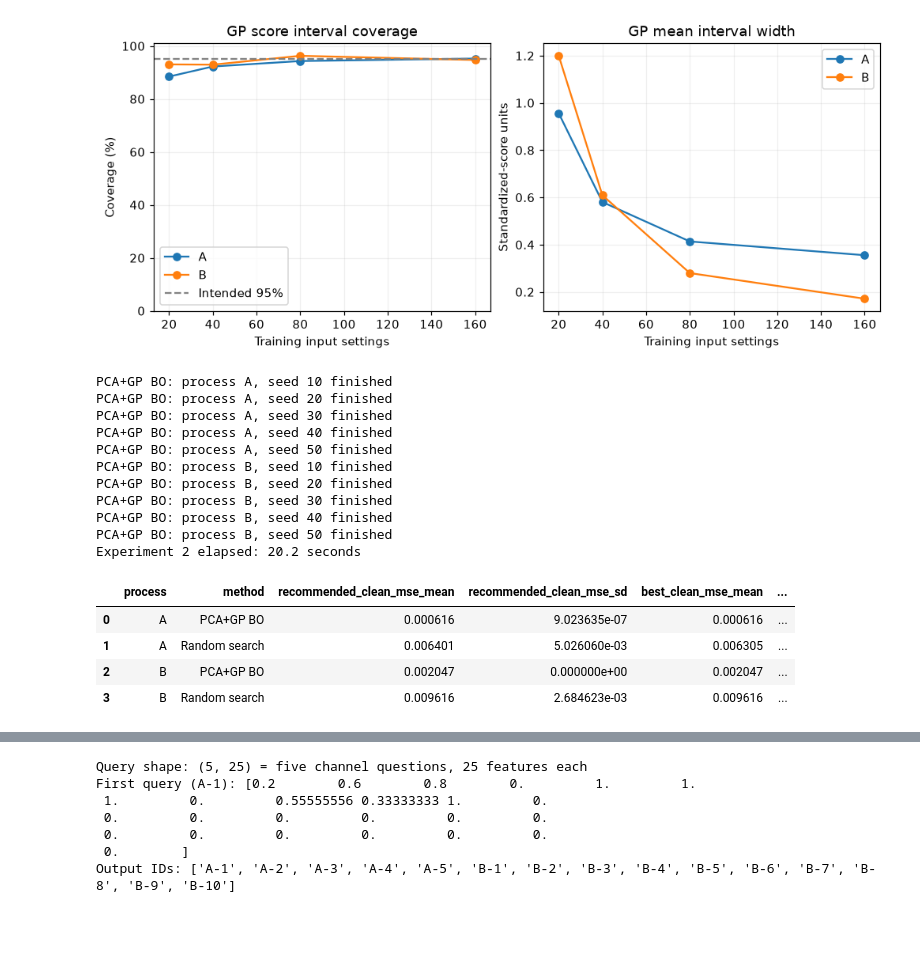
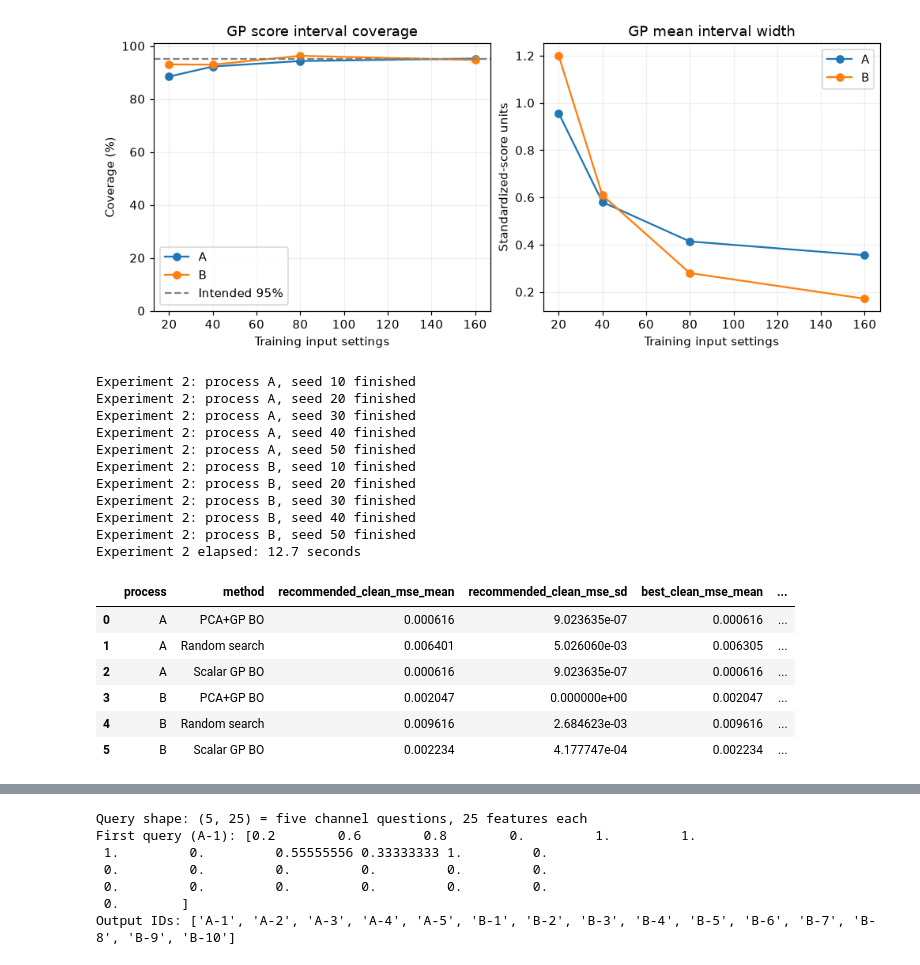
Before and after one commit to hrshankar2002/PCA-Based-Surrogate-Modeling-and-Bayesian-Optimization-of-Synthetic-Processes, a Jupyter notebook: Process_Study_Code_Only.ipynb, the cells around one changed output, grey strips where cells are left out. Drawn from its saved outputs; the diff is of its cells as text; code cells hidden in the pictures; blank space fills up the shorter version.

```diff
--- a/Process_Study_Code_Only.ipynb
+++ b/Process_Study_Code_Only.ipynb
@@ -111,16 +111,3 @@ for process, config in CONFIG.items():
 # %% [output]
 [figure]
 [figure]
-# %%
-values = np.linspace(0, 1, 101)
-fig, axes = plt.subplots(1, 2, figsize=(11, 3.7), constrained_layout=True)
-for ax, (process, config) in zip(axes, CONFIG.items()):
-    for j in range(config["inputs"]):
-        input_settings = np.full((len(values), config["inputs"]), 0.5)
-        input_settings[:, j] = values
-        response = synthetic_function(input_settings, process)[:, 6, 7, 0]
-        ax.plot(values, response, label=f"Vary x{j+1}")
-    ax.set(title=f"Process {process}: one-location slices", xlabel="Input value",
-           ylabel="Channel 1 at row 6, column 7")
-    ax.legend(); ax.grid(alpha=0.2)
-save_plot("function_input_slices.png")
@@ -294,11 +431,12 @@ Process B: lowest mean RMSE at n=20 is PCA+GP.
 # %%
 for process in CONFIG:
     example = examples[process]
-    maps = [example["truth"][:, :, 0]] + [example["predictions"][name][:, :, 0] for name in MODEL_NAMES]
+    map_models = MODEL_NAMES + ["Direct GP"]
+    maps = [example["truth"][:, :, 0]] + [example["predictions"][name][:, :, 0] for name in map_models]
     lo, hi = min(m.min() for m in maps), max(m.max() for m in maps)
     error_max = max(np.abs(m - maps[0]).max() for m in maps[1:])
-    fig, axes = plt.subplots(2, 4, figsize=(11, 5), constrained_layout=True)
-    for j, (title, field) in enumerate(zip(["Clean truth"] + MODEL_NAMES, maps)):
+    fig, axes = plt.subplots(2, 5, figsize=(13.5, 5), constrained_layout=True)
+    for j, (title, field) in enumerate(zip(["Clean truth"] + map_models, maps)):
         im = axes[0, j].imshow(field, origin="lower", vmin=lo, vmax=hi, cmap="viridis")
         axes[0, j].set_title(title)
         if j == 0:
@@ -357,6 +495,7 @@ PCA_BO_INITIAL = 20
 PCA_BO_STEPS = 24
 PCA_BO_CANDIDATES = 1500
 PCA_BO_DRAWS = 128
+BO_METHODS = ["PCA+GP BO", "Scalar GP BO", "Random search"]
 PCA_BO_TARGETS = {"A": np.array([[0.35, 0.65, 0.45]]),
                   "B": np.array([[0.35, 0.65, 0.45, 0.55]])}
 pca_bo_targets = {p: synthetic_function(x, p)[0] for p, x in PCA_BO_TARGETS.items()}
@@ -369,6 +508,12 @@ def map_loss_geometry(ys, pca, zs, channels, target):
     directions = decode(np.eye(K), ys, pca, zs, channels).reshape(K, -1) - origin
     residual = origin - target.ravel()
     return directions @ directions.T / len(origin), directions @ residual / len(origin), np.mean(residual**2)
+
+def expected_improvement(mean, deviation, best):
+    # Closed-form EI for minimisation under a Gaussian prediction.
+    gain = best - mean
+    z = gain / deviation
+    return gain * norm.cdf(z) + deviation * norm.pdf(z)
 
 def sampled_map_losses(scores, metric, linear, constant):
     return np.maximum(0, constant + 2 * (scores @ linear)
@@ -403,7 +548,7 @@ for process, config in CONFIG.items():
         _, _, original_scores, original_ys, original_pca, original_zs = prepare_data(
             X_initial, Y_initial, candidates[:1])
         np.testing.assert_allclose(zs.transform(pca.transform(flat)), original_scores, atol=1e-12)
-        for method in ["PCA+GP BO", "Random search"]:
+        for method in BO_METHODS:
             X_seen = X_initial.copy()
             Y_seen = Y_initial.copy()
             observed = map_mse(Y_seen, target).tolist()
@@ -450,6 +595,19 @@ for process, config in CONFIG.items():
                     pca_bo_choices.append({"process": process, "seed": seed, "step": step+1,
                         "candidate_id": next_id, "estimated_ei": acquisition[next_id],
                         "best_observed_before": min(observed)})
+                elif method == "Scalar GP BO":
+                    # Standard BO baseline: one GP on the observed map MSE itself, ignoring the maps.
+                    gp = new_gp(config["inputs"])
+                    fit_recorded(gp, xs.transform(X_seen), np.array(observed),
+                        f"Scalar_BO/{process}/{seed}/{step}")
+                    mean, deviation = gp.predict(xs.transform(candidates), return_std=True)
+                    acquisition = expected_improvement(mean, deviation, min(observed))
+                    acquisition[chosen] = -np.inf
+                    if np.max(acquisition) > 0:
+                        next_id = int(np.argmax(acquisition))
+                    else:
+                        mean[chosen] = np.inf
+                        next_id = int(np.argmin(mean))
                 else:
                     next_id = int(order[step])
                 clean_map = synthetic_function(candidates[[next_id]], process)
@@ -459,47 +617,49 @@ for process, config in CONFIG.items():
                 chosen.append(next_id)
                 X_seen = np.vstack([X_seen, candidates[[next_id]]])
                 Y_seen = np.concatenate([Y_seen, noisy_map])
                 observed.append(actual_observed)
                 clean_values.append(actual_clean)
                 row = {"process": process, "seed": seed, "method": method,
                     "evaluation": len(observed), "candidate_id": next_id,
                     "observed_mse": actual_observed, "clean_mse": actual_clean, "initial": False}
                 row.update({f"x{j+1}": candidates[next_id,j] for j in range(config["inputs"])})
                 pca_bo_trials.append(row)
                 pca_bo_rows.append({"process": process, "seed": seed, "method": method,
                     "evaluations": len(observed), "best_observed_mse": min(observed),
                     "best_clean_mse": min(clean_values),
                     "recommended_clean_mse": clean_values[int(np.argmin(observed))]})
             assert len(chosen) == len(set(chosen)) == PCA_BO_STEPS
-        print(f"PCA+GP BO: process {process}, seed {seed} finished", flush=True)
+        print(f"Experiment 2: process {process}, seed {seed} finished", flush=True)
 
 pca_bo_history = pd.DataFrame(pca_bo_rows)
 pca_bo_evaluations = pd.DataFrame(pca_bo_trials)
 pca_bo_final = pca_bo_history[pca_bo_history.evaluations == PCA_BO_INITIAL + PCA_BO_STEPS]
 pca_bo_summary = pca_bo_final.groupby(["process", "method"]).agg(
     recommended_clean_mse_mean=("recommended_clean_mse", "mean"),
     recommended_clean_mse_sd=("recommended_clean_mse", "std"),
     best_clean_mse_mean=("best_clean_mse", "mean"),
     best_observed_mse_mean=("best_observed_mse", "mean")).reset_index()
 print(f"Experiment 2 elapsed: {perf_counter() - pca_bo_started:.1f} seconds")
 display(pca_bo_summary)
 # %% [output]
-PCA+GP BO: process A, seed 10 finished
-PCA+GP BO: process A, seed 20 finished
-PCA+GP BO: process A, seed 30 finished
-PCA+GP BO: process A, seed 40 finished
-PCA+GP BO: process A, seed 50 finished
-PCA+GP BO: process B, seed 10 finished
-PCA+GP BO: process B, seed 20 finished
-PCA+GP BO: process B, seed 30 finished
-PCA+GP BO: process B, seed 40 finished
-PCA+GP BO: process B, seed 50 finished
-Experiment 2 elapsed: 20.2 seconds
+Experiment 2: process A, seed 10 finished
+Experiment 2: process A, seed 20 finished
+Experiment 2: process A, seed 30 finished
+Experiment 2: process A, seed 40 finished
+Experiment 2: process A, seed 50 finished
+Experiment 2: process B, seed 10 finished
+Experiment 2: process B, seed 20 finished
+Experiment 2: process B, seed 30 finished
+Experiment 2: process B, seed 40 finished
+Experiment 2: process B, seed 50 finished
+Experiment 2 elapsed: 12.7 seconds
 |  | process | method | recommended_clean_mse_mean | recommended_clean_mse_sd | best_clean_mse_mean | ... |
 | 0 | A | PCA+GP BO | 0.000616 | 9.023635e-07 | 0.000616 | ... |
 | 1 | A | Random search | 0.006401 | 5.026060e-03 | 0.006305 | ... |
-| 2 | B | PCA+GP BO | 0.002047 | 0.000000e+00 | 0.002047 | ... |
-| 3 | B | Random search | 0.009616 | 2.684623e-03 | 0.009616 | ... |
+| 2 | A | Scalar GP BO | 0.000616 | 9.023635e-07 | 0.000616 | ... |
+| 3 | B | PCA+GP BO | 0.002047 | 0.000000e+00 | 0.002047 | ... |
+| 4 | B | Random search | 0.009616 | 2.684623e-03 | 0.009616 | ... |
+| 5 | B | Scalar GP BO | 0.002234 | 4.177747e-04 | 0.002234 | ... |
 # %%
 fig, axes = plt.subplots(1, 2, figsize=(11, 4), constrained_layout=True)
 for ax, process in zip(axes, CONFIG):
```
Also changed, not shown: parts of 10 cells of this notebook, 33 other files.
